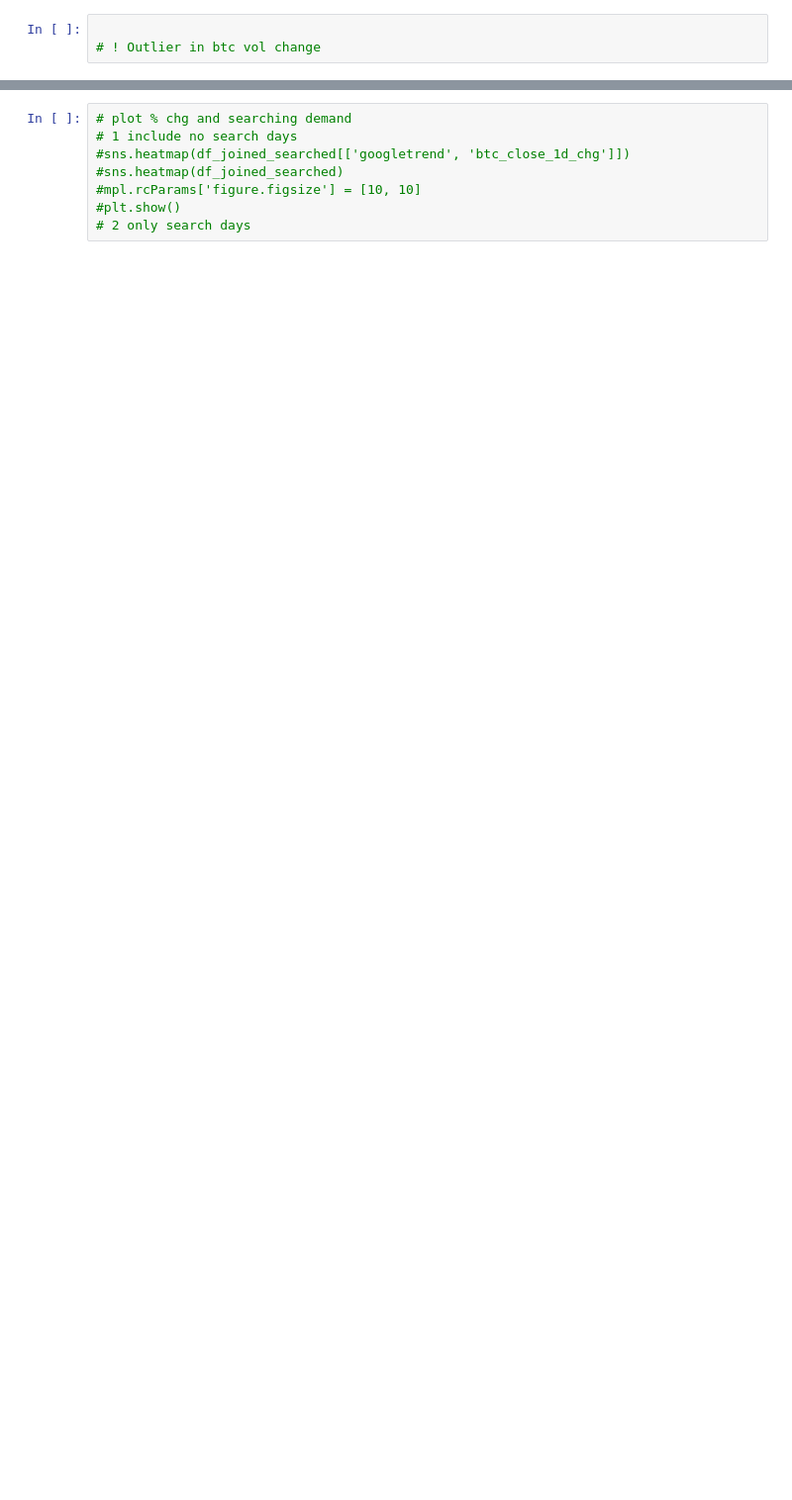
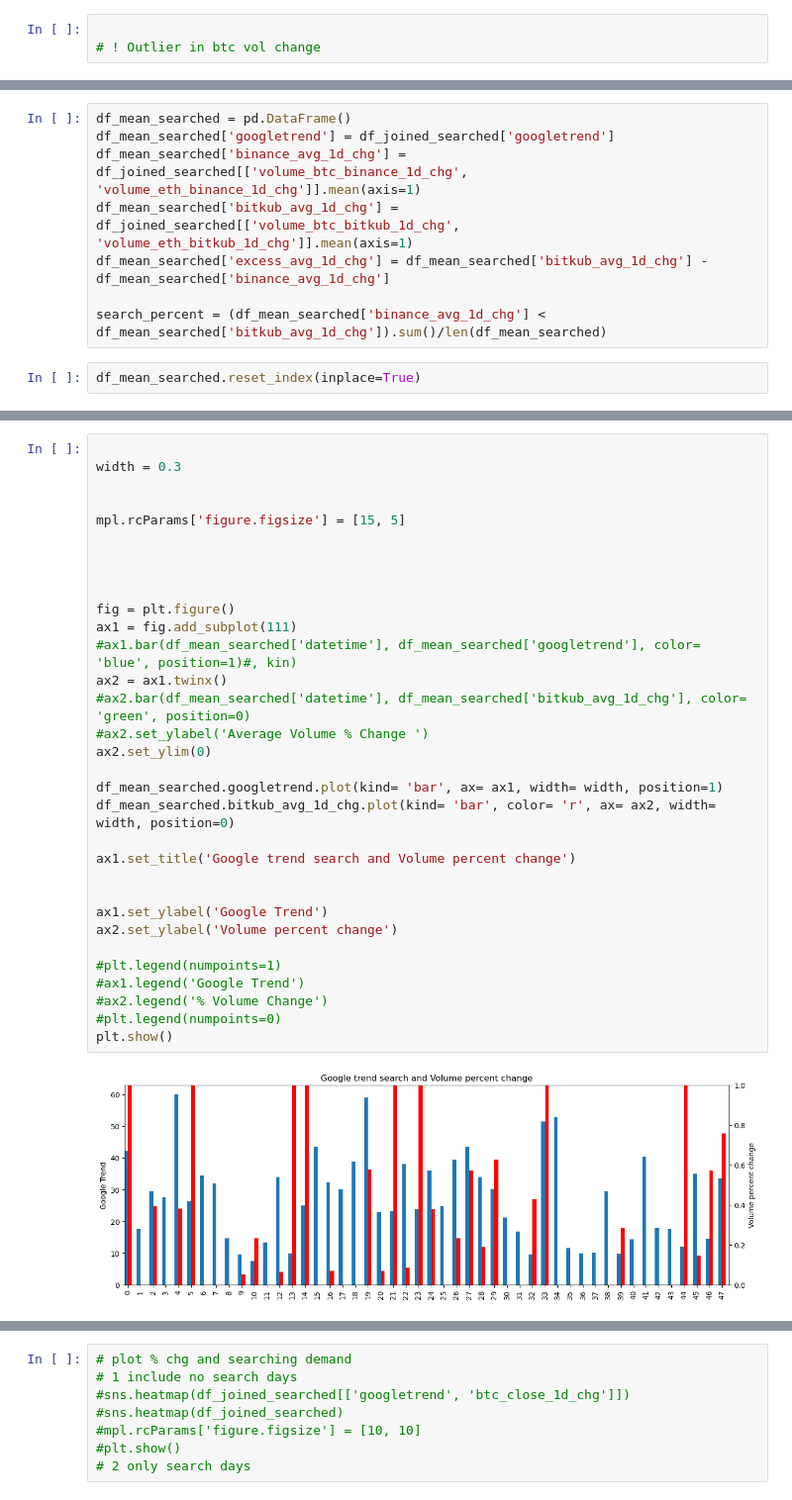
Before and after one commit to kimteespk/DADS5001_Miniproject_bitkub_googletrend, a Jupyter notebook: main_bitkub_googletrend.ipynb, the cells around one changed output, grey strips where cells are left out. Shown: that part at 99% size. Saved outputs shown, nothing was run; the diff lists cells and outputs as text; blank space fills up the shorter version.

```diff
--- a/main_bitkub_googletrend.ipynb
+++ b/main_bitkub_googletrend.ipynb
@@ -574,0 +625,10 @@ plt.show()
+# %%
+df_mean_searched = pd.DataFrame()
+df_mean_searched['googletrend'] = df_joined_searched['googletrend']
+df_mean_searched['binance_avg_1d_chg'] = df_joined_searched[['volume_btc_binance_1d_chg', 'volume_eth_binance_1d_chg']].mean(axis=1)
+df_mean_searched['bitkub_avg_1d_chg'] = df_joined_searched[['volume_btc_bitkub_1d_chg', 'volume_eth_bitkub_1d_chg']].mean(axis=1)
+df_mean_searched['excess_avg_1d_chg'] = df_mean_searched['bitkub_avg_1d_chg'] - df_mean_searched['binance_avg_1d_chg']
+
+search_percent = (df_mean_searched['binance_avg_1d_chg'] < df_mean_searched['bitkub_avg_1d_chg']).sum()/len(df_mean_searched)
+# %%
+df_mean_searched.reset_index(inplace=True)
@@ -574,0 +649,34 @@ plt.show()
+# %%
+
+width = 0.3
+
+
+mpl.rcParams['figure.figsize'] = [15, 5]
+
+
+
+
+fig = plt.figure()
+ax1 = fig.add_subplot(111)
+#ax1.bar(df_mean_searched['datetime'], df_mean_searched['googletrend'], color= 'blue', position=1)#, kin)
+ax2 = ax1.twinx()
+#ax2.bar(df_mean_searched['datetime'], df_mean_searched['bitkub_avg_1d_chg'], color= 'green', position=0)
+#ax2.set_ylabel('Average Volume % Change ')
+ax2.set_ylim(0)
+
+df_mean_searched.googletrend.plot(kind= 'bar', ax= ax1, width= width, position=1)
+df_mean_searched.bitkub_avg_1d_chg.plot(kind= 'bar', color= 'r', ax= ax2, width= width, position=0)
+
+ax1.set_title('Google trend search and Volume percent change')
+
+
+ax1.set_ylabel('Google Trend')
+ax2.set_ylabel('Volume percent change')
+
+#plt.legend(numpoints=1)
+#ax1.legend('Google Trend')
+#ax2.legend('% Volume Change')
+#plt.legend(numpoints=0)
+plt.show()
+# %% [output]
+[figure, added]
```
Also changed, not shown: parts of 36 cells of this notebook, 1 other file.
